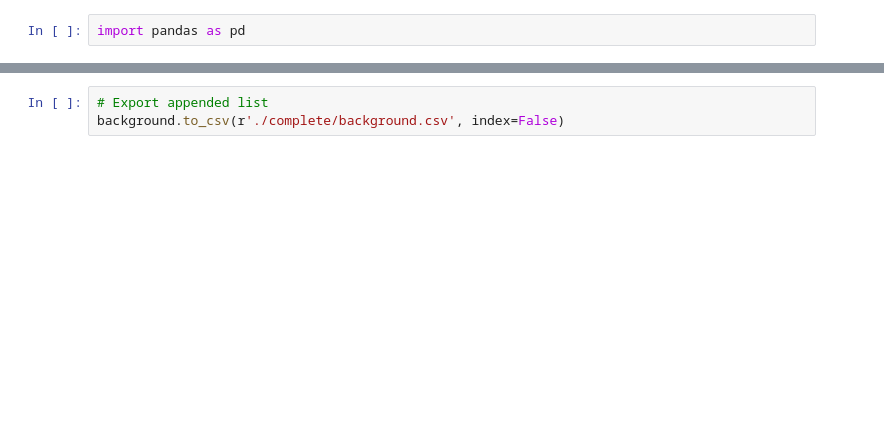
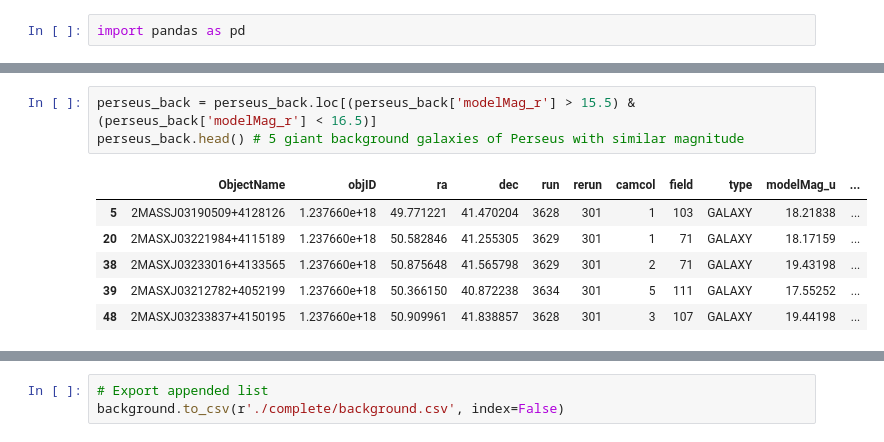
Before and after one commit to danbanan/Perseus-vs-background, a Jupyter notebook: background-filter.ipynb, the cells around one changed output, grey strips where cells are left out. Saved outputs shown, nothing was run; the diff lists cells and outputs as text; blank space fills up the shorter version.

```diff
--- a/background-filter.ipynb
+++ b/background-filter.ipynb
@@ -76,0 +84,10 @@ background.head()
+# %%
+perseus_back = perseus_back.loc[(perseus_back['modelMag_r'] > 15.5) & (perseus_back['modelMag_r'] < 16.5)]
+perseus_back.head() # 5 giant background galaxies of Perseus with similar magnitude
+# %% [output]
+|  | ObjectName | objID | ra | dec | run | rerun | camcol | field | type | modelMag_u | ... |
+| 5 | 2MASSJ03190509+4128126 | 1.237660e+18 | 49.771221 | 41.470204 | 3628 | 301 | 1 | 103 | GALAXY | 18.21838 | ... |
+| 20 | 2MASXJ03221984+4115189 | 1.237660e+18 | 50.582846 | 41.255305 | 3629 | 301 | 1 | 71 | GALAXY | 18.17159 | ... |
+| 38 | 2MASXJ03233016+4133565 | 1.237660e+18 | 50.875648 | 41.565798 | 3629 | 301 | 2 | 71 | GALAXY | 19.43198 | ... |
+| 39 | 2MASXJ03212782+4052199 | 1.237660e+18 | 50.366150 | 40.872238 | 3634 | 301 | 5 | 111 | GALAXY | 17.55252 | ... |
+| 48 | 2MASXJ03233837+4150195 | 1.237660e+18 | 50.909961 | 41.838857 | 3628 | 301 | 3 | 107 | GALAXY | 19.44198 | ... |
```
Also changed, not shown: parts of 15 cells of this notebook, 8 other files.
